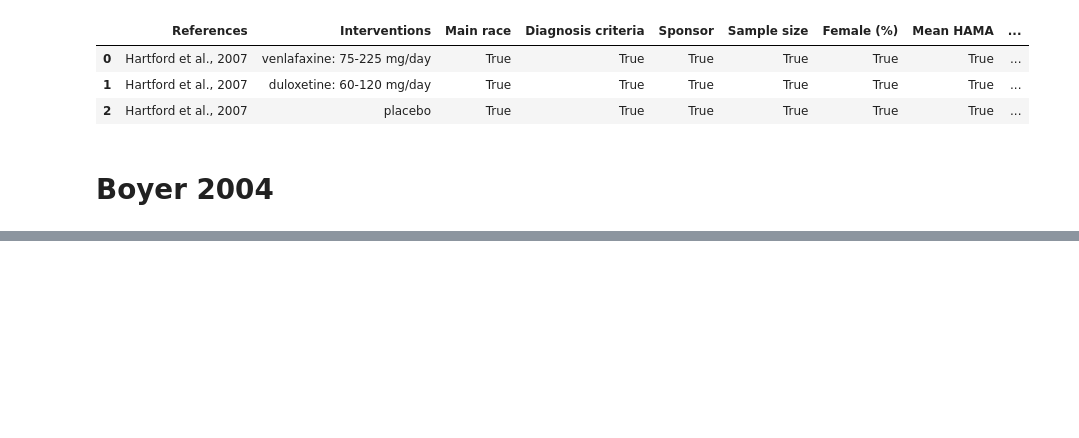
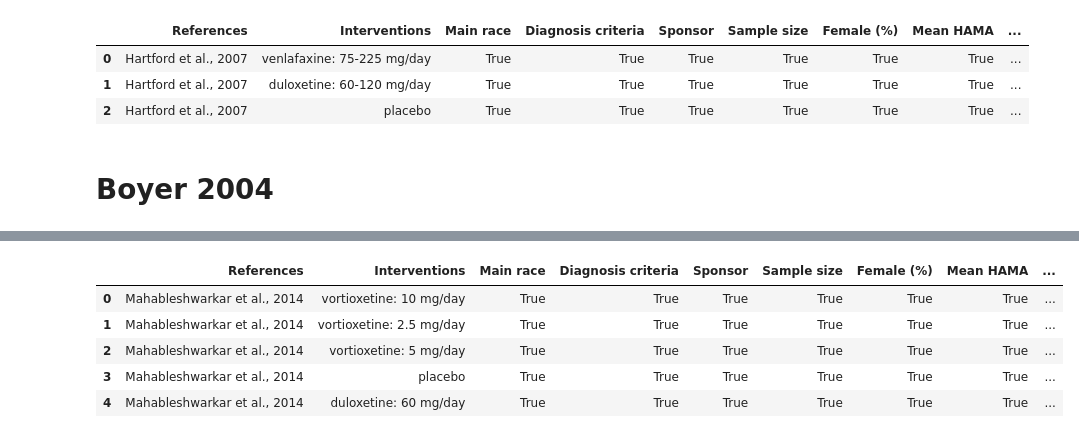
Before and after one commit to brandonorodriguez/Leveraging-GPT-4o-for-Structured-Data-Extraction-in-Clinical-Trials, a Jupyter notebook: Test_Data_Extration.ipynb, the cells around one changed output, grey strips where cells are left out. Cells and saved outputs as stored; diff of their text form; code cells hidden in the pictures; blank space fills up the shorter version.

```diff
--- a/Test_Data_Extration.ipynb
+++ b/Test_Data_Extration.ipynb
@@ -614,0 +737,10 @@ structured_data_boyer_2004 = query_gpt4_full(boyer_2004_text, boyer_2004_tables,
+# %%
+file_path = "../Desktop/Testing/mahablesh2013.pdf"
+
+# Extract content from PDF
+mahablesh_2013_text, mahablesh_2013_tables = extract_pdf_content(file_path)
+
+# Query GPT-4
+structured_data_mahablesh_2013 = query_gpt4_full(mahablesh_2013_text, mahablesh_2013_tables, "../Desktop/Testing/mahablesh2013.pdf")
+# %%
+mahablesh_2013_df = json_parsing(structured_data_mahablesh_2013)
@@ -614,0 +765,15 @@ structured_data_boyer_2004 = query_gpt4_full(boyer_2004_text, boyer_2004_tables,
+# %%
+mahablesh_2013_df = rename_columns(mahablesh_2013_df)
+mahablesh_2013_df = preprocess_interventions_and_diag(mahablesh_2013_df)
+mahablesh_2013_df = preprocess_numerical_columns(mahablesh_2013_df, numerical_cols)
+# %%
+mahablesh2013_results = testing(df_truth, mahablesh_2013_df)
+# %%
+mahablesh2013_results
+# %% [output]
+|  | References | Interventions | Main race | Diagnosis criteria | Sponsor | Sample size | Female (%) | Mean HAMA | ... |
+| 0 | Mahableshwarkar et al., 2014 | vortioxetine: 10 mg/day | True | True | True | True | True | True | ... |
+| 1 | Mahableshwarkar et al., 2014 | vortioxetine: 2.5 mg/day | True | True | True | True | True | True | ... |
+| 2 | Mahableshwarkar et al., 2014 | vortioxetine: 5 mg/day | True | True | True | True | True | True | ... |
+| 3 | Mahableshwarkar et al., 2014 | placebo | True | True | True | True | True | True | ... |
+| 4 | Mahableshwarkar et al., 2014 | duloxetine: 60 mg/day | True | True | True | True | True | True | ... |
```
Also changed, not shown: parts of 71 cells of this notebook, 20 other files.
